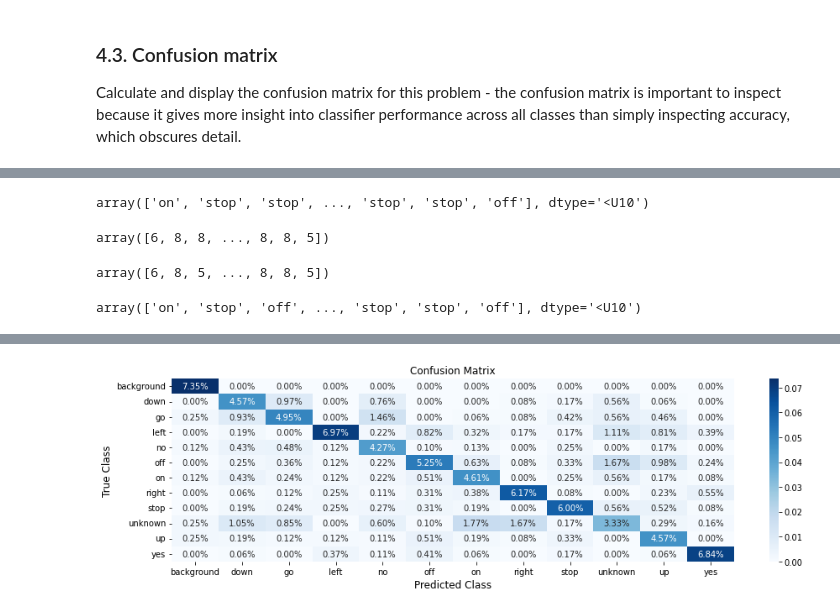
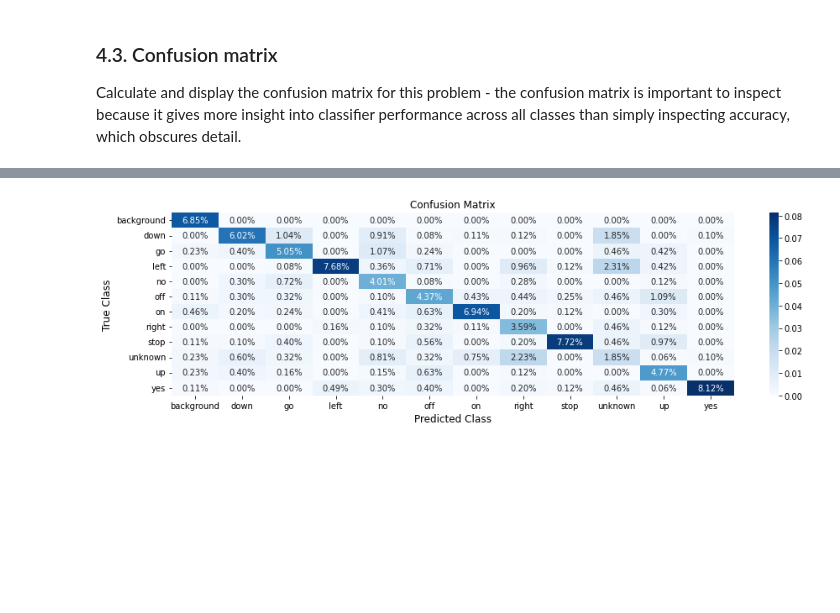
Before and after one commit to nivalf/Automated-Speech-Recognition, a Jupyter notebook: Automated_speech_recognition_baseline.ipynb, the cells around one changed output, grey strips where cells are left out. Saved outputs shown, nothing was run; the diff lists cells and outputs as text; code cells hidden in the pictures; blank space fills up the shorter version.

```diff
--- a/Automated_speech_recognition_baseline.ipynb
+++ b/Automated_speech_recognition_baseline.ipynb
@@ -181,7 +171,7 @@ from keras.layers import Dense, Dropout, BatchNormalization, Activation, Input,
 from keras import optimizers, regularizers
 # %%
 # number of convolutional filters
-num_filters = 32
+num_filters = 64
 
 input_shape = (98,50,1)
 time_pool_size = 12
@@ -192,20 +182,18 @@ model.add(Input(shape=input_shape))
 
 model.add(Conv2D(num_filters, kernel_size =(3, 3), padding='same', activation='relu'))
 model.add(BatchNormalization())
-
-model.add(MaxPooling2D(pool_size =(2, 2), strides=(2, 2), padding= 'same'))
+model.add(MaxPooling2D(pool_size =(3, 3), strides=(2, 2), padding= 'same'))
+model.add(Dropout(0.1))
 
 model.add(Conv2D(num_filters, kernel_size =(3, 3), padding='same', activation='relu'))
 model.add(BatchNormalization())
+model.add(MaxPooling2D(pool_size =(3, 3), strides=(2, 2), padding= 'same'))
+model.add(Dropout(0.1))
 
-model.add(MaxPooling2D(pool_size =(2, 2), strides=(2, 2), padding= 'same'))
-model.add(Dropout(0.2))
-
-model.add(Conv2D(2 * num_filters, kernel_size =(3, 3), padding='same', activation='relu'))
+model.add(Conv2D(num_filters, kernel_size =(3, 3), padding='same', activation='relu'))
 model.add(BatchNormalization())
-
 model.add(MaxPooling2D(pool_size =(time_pool_size, 1), strides=(1, 1), padding= 'same'))
-model.add(Dropout(0.2))
+model.add(Dropout(0.1))
 
 model.add(Flatten())
 
@@ -390,19 +331,3 @@ train_ds.class_names
-# %%
-np.array(train_ds.class_names)[Yhat_integer]
-# %% [output]
-array(['on', 'stop', 'stop', ..., 'stop', 'stop', 'off'], dtype='<U10')
-# %%
-np.argmax(Yhat, axis=1)
-# %% [output]
-array([6, 8, 8, ..., 8, 8, 5])
-# %%
-np.argmax(y_val, axis=1)
-# %% [output]
-array([6, 8, 5, ..., 8, 8, 5])
-# %%
-true_labels
-# %% [output]
-array(['on', 'stop', 'off', ..., 'stop', 'stop', 'off'], dtype='<U10')
 # %%
 # obtain model predictions and convert softmax outputs 0-1 to integer class label predictions
 Yhat = model.predict(x_val)                    # predict model outputs on validation data as softmax outputs of probability of each class
@@ -413,10 +338,17 @@ class_labels = np.array(train_ds.class_names)
 
 # calculate and plot confusion matrix
 cm = confusion_matrix(Y_test_integer, Yhat_integer, normalize="pred")    # calculate the confusion matrix
+
 plt.figure(2).set_figwidth(15)                                            # setup new figure
-sns.heatmap(cm/np.sum(cm), annot=True, fmt=".2%", cmap="Blues", yticklabels=class_labels, xticklabels=class_labels)          # plot the confusion matrix using the sns package
+
+sns.heatmap(cm/np.sum(cm),
+            annot=True, fmt=".2%",
+            cmap="Blues",
+            yticklabels=class_labels,
+            xticklabels=class_labels)          # plot the confusion matrix using the sns package
+
 plt.title("Confusion Matrix", fontsize = 12)                              # title
 plt.xlabel("Predicted Class", fontsize = 12)                              # xlabel
 plt.ylabel("True Class", fontsize = 12)                                   # ylabel
-plt.show()                                                                # show plot
+plt.show()
 # %% [output]
@@ -424 +356 @@ plt.show()                                                                # show
-[figure, old version]
+[figure, new version]
```
Also changed, not shown: parts of 12 cells of this notebook.
